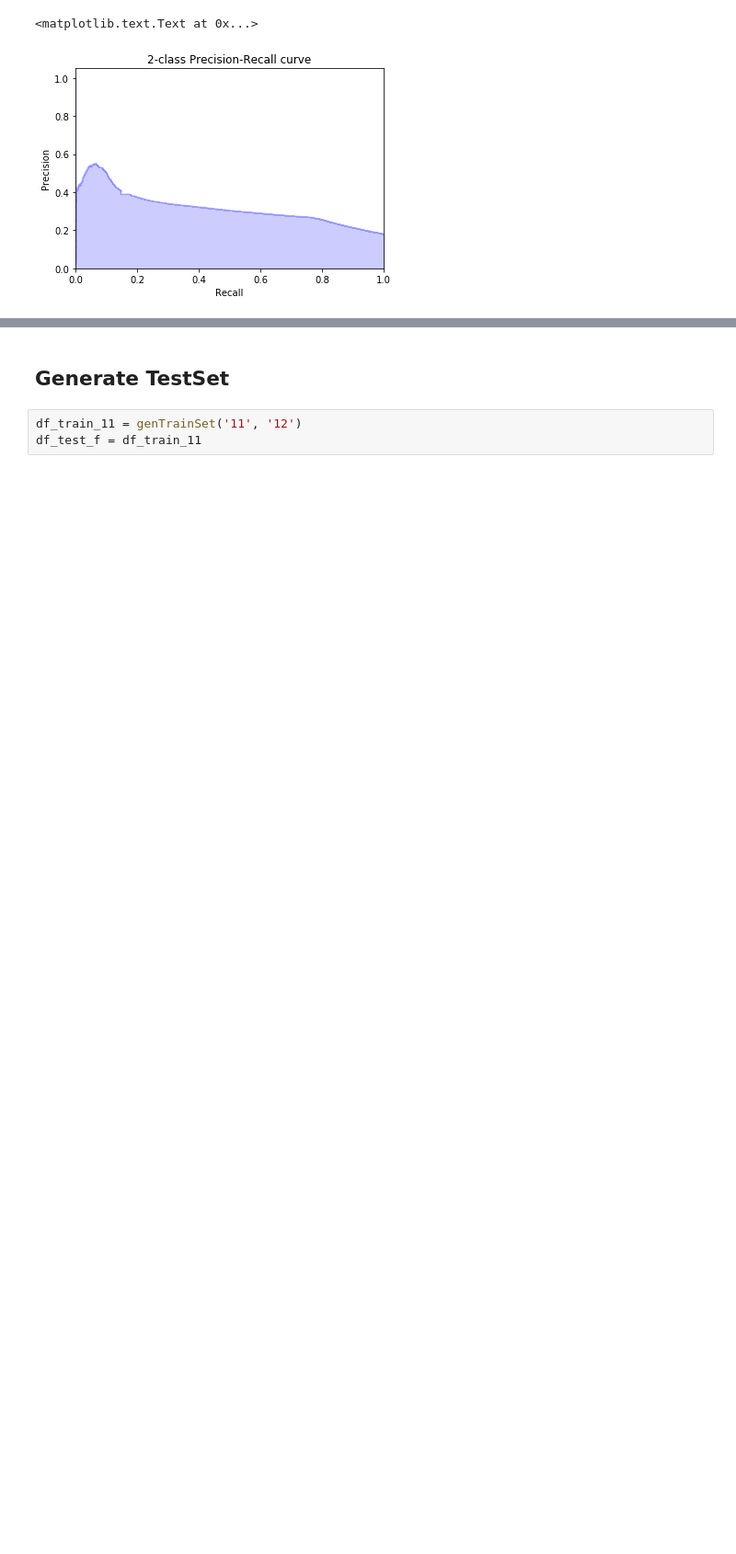
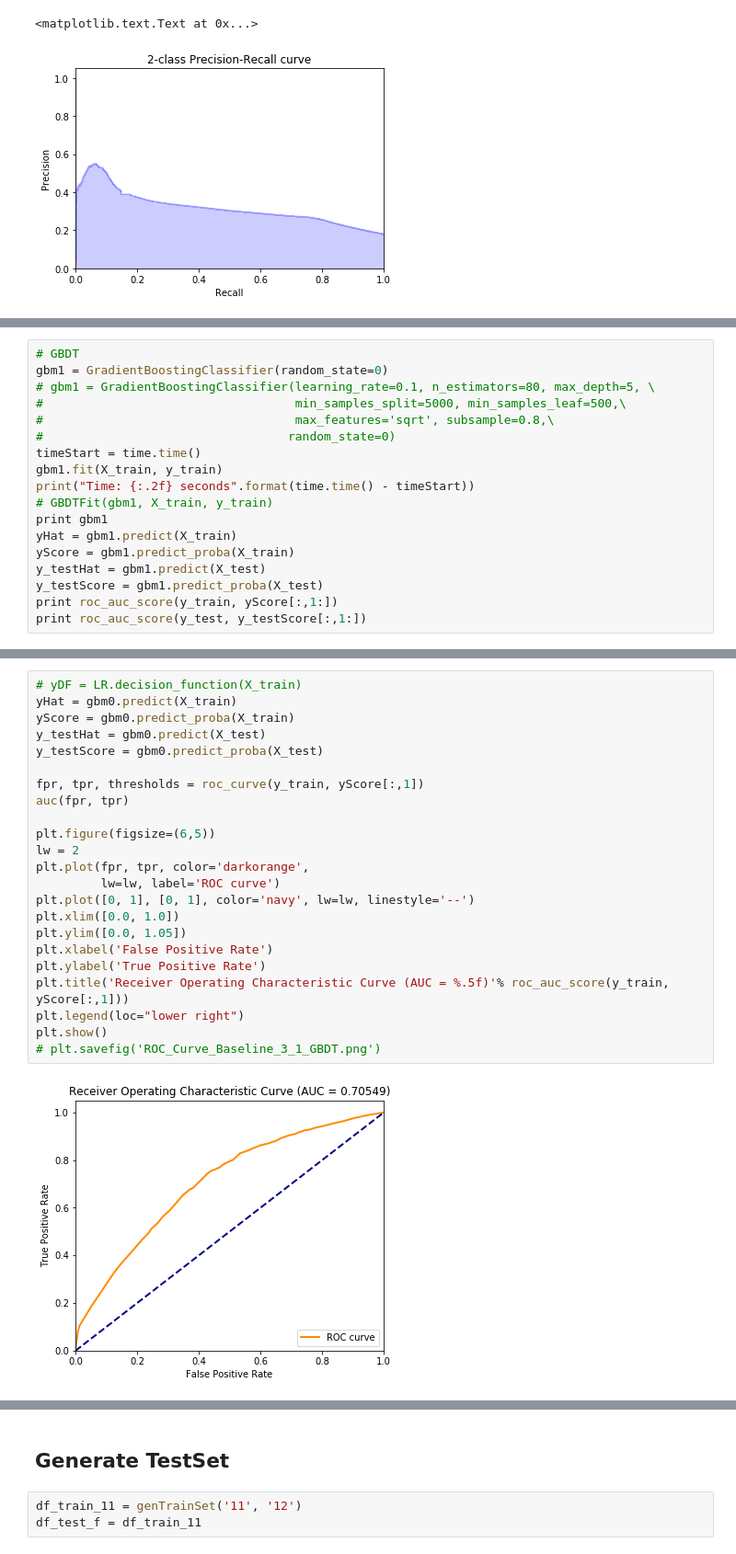
Before and after one commit to CaoZhens/WoPlus_PhoneChangingPrediction, a Jupyter notebook: src/ipynb/woplus_ml.ipynb, the cells around one changed output, grey strips where cells are left out. Shown at 92% size. Drawn from its saved outputs; the diff is of its cells as text; blank space fills up the shorter version.

```diff
--- a/src/ipynb/woplus_ml.ipynb
+++ b/src/ipynb/woplus_ml.ipynb
@@ -581,0 +1401,18 @@ avg / total       0.83      0.83      0.76    216419
+# %%
+# GBDT
+gbm1 = GradientBoostingClassifier(random_state=0)
+# gbm1 = GradientBoostingClassifier(learning_rate=0.1, n_estimators=80, max_depth=5, \
+#                                   min_samples_split=5000, min_samples_leaf=500,\
+#                                   max_features='sqrt', subsample=0.8,\
+#                                  random_state=0)
+timeStart = time.time()
+gbm1.fit(X_train, y_train)
+print("Time: {:.2f} seconds".format(time.time() - timeStart))
+# GBDTFit(gbm1, X_train, y_train)
+print gbm1
+yHat = gbm1.predict(X_train)
+yScore = gbm1.predict_proba(X_train)
+y_testHat = gbm1.predict(X_test)
+y_testScore = gbm1.predict_proba(X_test)
+print roc_auc_score(y_train, yScore[:,1:])
+print roc_auc_score(y_test, y_testScore[:,1:])
@@ -581,0 +1474,25 @@ avg / total       0.83      0.83      0.76    216419
+# %%
+# yDF = LR.decision_function(X_train)
+yHat = gbm0.predict(X_train)
+yScore = gbm0.predict_proba(X_train)
+y_testHat = gbm0.predict(X_test)
+y_testScore = gbm0.predict_proba(X_test)
+
+fpr, tpr, thresholds = roc_curve(y_train, yScore[:,1])
+auc(fpr, tpr)
+
+plt.figure(figsize=(6,5))
+lw = 2
+plt.plot(fpr, tpr, color='darkorange',
+         lw=lw, label='ROC curve')
+plt.plot([0, 1], [0, 1], color='navy', lw=lw, linestyle='--')
+plt.xlim([0.0, 1.0])
+plt.ylim([0.0, 1.05])
+plt.xlabel('False Positive Rate')
+plt.ylabel('True Positive Rate')
+plt.title('Receiver Operating Characteristic Curve (AUC = %.5f)'% roc_auc_score(y_train, yScore[:,1]))
+plt.legend(loc="lower right")
+plt.show()
+# plt.savefig('ROC_Curve_Baseline_3_1_GBDT.png')
+# %% [output]
+[figure, added]
```
Also changed, not shown: parts of 60 cells of this notebook, 6 other files.
